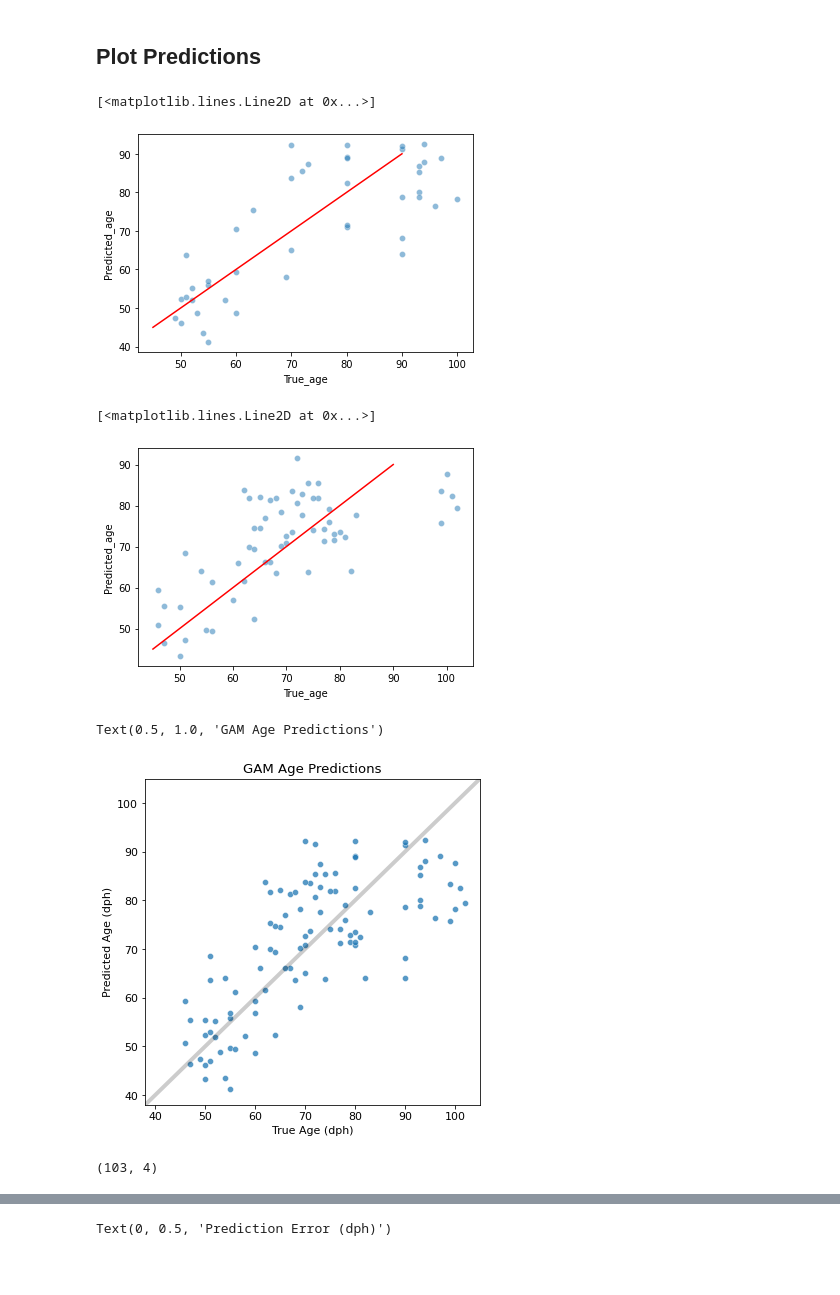
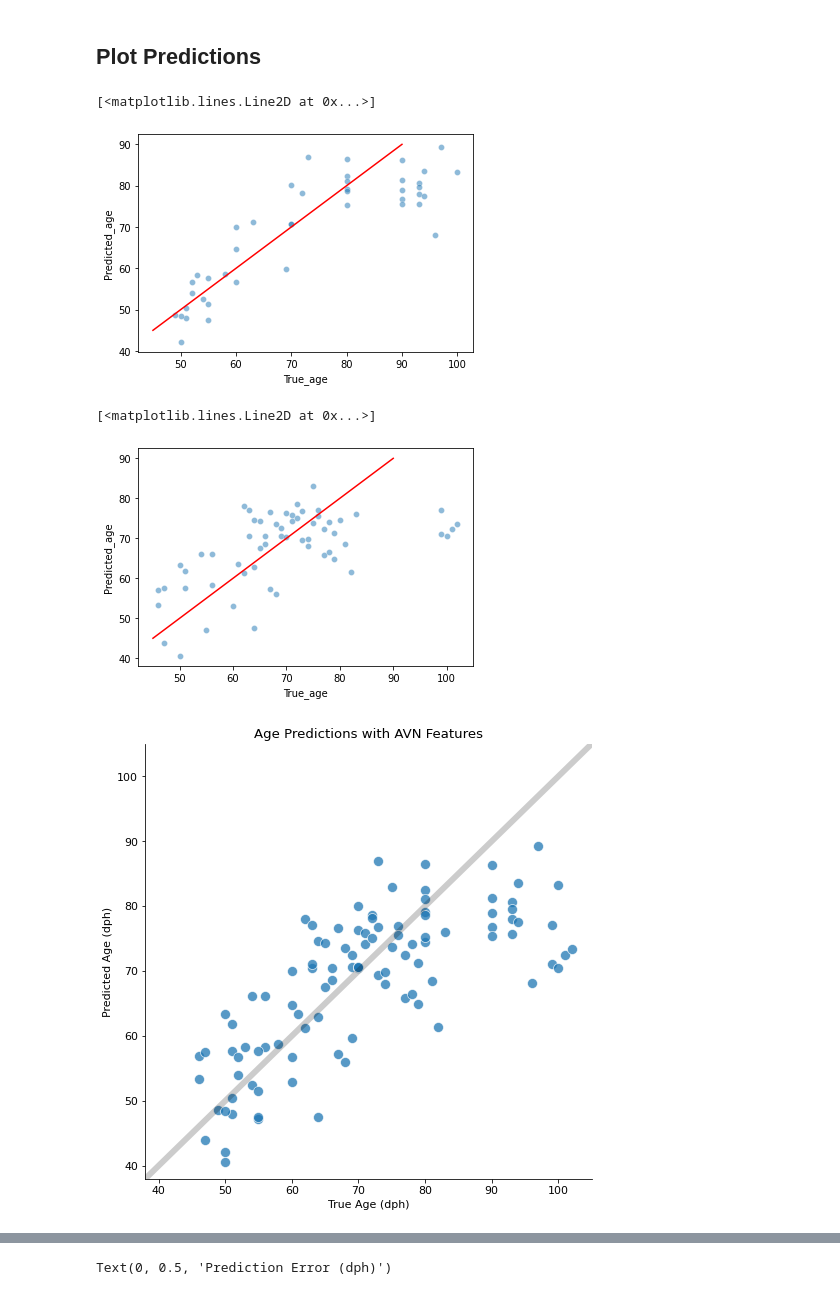
Before and after one commit to theresekoch/AVN_paper, a Jupyter notebook: 06 - Age Prediction/02 - Apply GAM to Test Set.ipynb, the cells around one changed output, grey strips where cells are left out. Cells and saved outputs as stored; diff of their text form; code cells hidden in the pictures; blank space fills up the shorter version.

```diff
--- a/06 - Age Prediction/02 - Apply GAM to Test Set.ipynb
+++ b/06 - Age Prediction/02 - Apply GAM to Test Set.ipynb
@@ -140,14 +158,14 @@ selected_feature_indices = [41, 36, 19, 33, 16, 24, 34]
 # %%
 
 #set terms of the model based on selected features
-terms = s(selected_feature_indices[0], lam = 0.1) + s(selected_feature_indices[1], lam = 1.0) + \
-        s(selected_feature_indices[2], lam = 0.1) + s(selected_feature_indices[3], lam = 10) + \
-        s(selected_feature_indices[4], lam = 0.1) + s(selected_feature_indices[5], lam = 0.1) + \
-        s(selected_feature_indices[6], lam = 1.0)
+terms = s(selected_feature_indices[0], lam = 10) + s(selected_feature_indices[1], lam = 10) + \
+        s(selected_feature_indices[2], lam = 10) + s(selected_feature_indices[3], lam = 10) + \
+        s(selected_feature_indices[4], lam = 10) + s(selected_feature_indices[5], lam = 10) + \
+        s(selected_feature_indices[6], lam = 10)
 
 #create bird-fold cross validation object
 logo = LeaveOneGroupOut()
-splits = logo.split(full_feats_only_norm, groups = all_feats.Bird_ID)
+splits = logo.split(full_feats_only, groups = all_feats.Bird_ID)
 
 #initialize empty arrays to store predictions
 y_preds = np.array([])
@@ -157,7 +175,7 @@ Bird_IDs = np.array([])
 for train_index, test_index in splits:
     #print(groups.iloc[test_index].values[0])
 
-    X_train, X_test = full_feats_only_norm[(train_index)], full_feats_only_norm[(test_index)]
+    X_train, X_test = full_feats_only[(train_index)], full_feats_only[(test_index)]
     y_train, y_test = y[(train_index)], y[(test_index)]
 
     gam = LinearGAM(terms)
@@ -189,28 +207,24 @@ sns.scatterplot(data = val_set, x = 'True_age', y = 'Predicted_age', alpha = 0.5
 plt.plot( [45, 90], [45, 90], c = 'red')
 # %% [output]
 [<matplotlib.lines.Line2D at 0x...>]
-[figure, old version]
+[figure, new version]
 # %%
 sns.scatterplot(data = test_set, x = 'True_age', y = 'Predicted_age', alpha = 0.5)
 plt.plot( [45, 90], [45, 90], c = 'red')
 # %% [output]
 [<matplotlib.lines.Line2D at 0x...>]
-[figure, old version]
+[figure, new version]
 # %%
 plt.rcParams.update({'font.size' : 11})
 # %%
-plt.figure(figsize = (6, 6))
-plt.plot( [38, 105], [38, 105], c = 'black', linewidth = 4, alpha = 0.2)
-sns.scatterplot(data = predictions_df, x = 'True_age', y = 'Predicted_age', alpha = 0.75)
+plt.figure(figsize = (8, 8))
+plt.plot( [38, 105], [38, 105], c = 'black', linewidth = 6, alpha = 0.2)
+sns.scatterplot(data = predictions_df, x = 'True_age', y = 'Predicted_age', alpha = 0.75, s = 100)
 plt.xlim(38, 105)
 plt.ylim(38, 105)
 plt.xlabel('True Age (dph)')
 plt.ylabel('Predicted Age (dph)')
-plt.title('GAM Age Predictions')
+plt.title('Age Predictions with AVN Features')
+sns.despine()
 # %% [output]
-Text(0.5, 1.0, 'GAM Age Predictions')
-[figure, old version]
+[figure, new version]
-# %%
-predictions_df.shape
-# %% [output]
-(103, 4)
```
Also changed, not shown: parts of 29 cells of this notebook, 2 other files.
